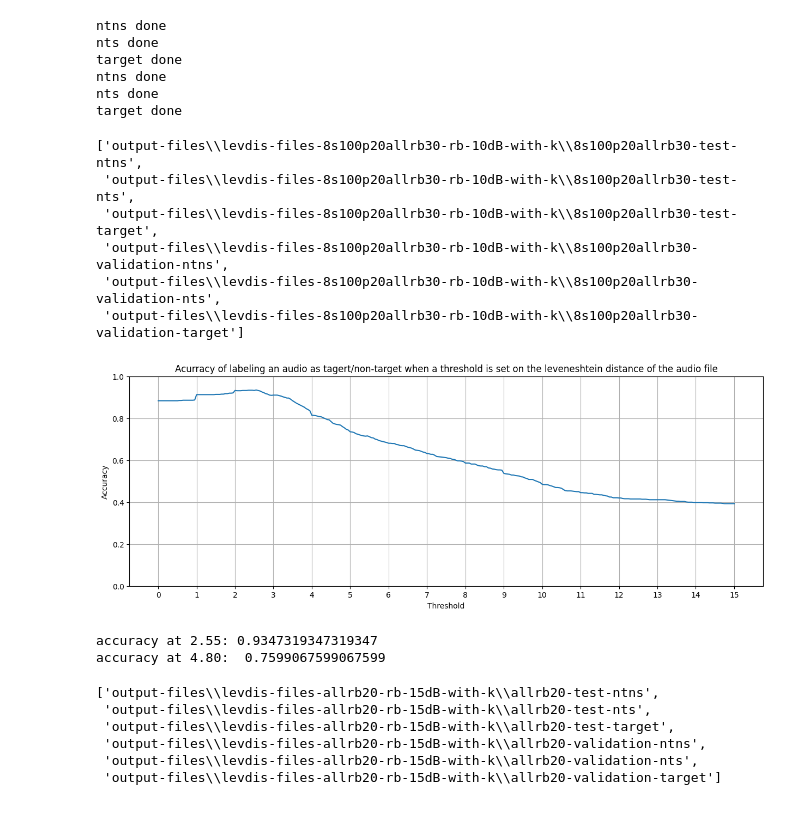
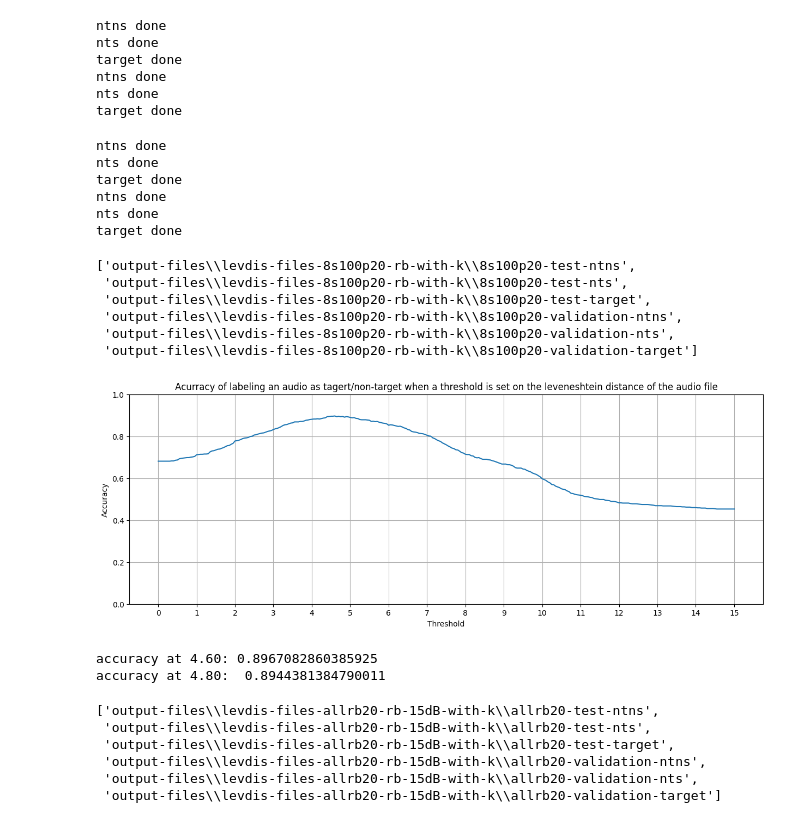
Before and after one commit to DorreenRostami/Bachelors-Project-Allosaurus, a Jupyter notebook: dist-perc.ipynb, the cells around one changed output. Drawn from its saved outputs; the diff is of its cells as text; code cells hidden in the pictures.

```diff
--- a/dist-perc.ipynb
+++ b/dist-perc.ipynb
@@ -372,7 +372,7 @@ accuracy at 1:  0.6864801864801865
 # %%
 input_files = []
-for root_dir, cur_dir, files in os.walk(r'output-files\\levdis-files-allrb20-robatbeheshti'):
+for root_dir, cur_dir, files in os.walk(r'output-files\\levdis-files-8s100p20-rb'):
     for fname in files:
-        input_files.append(os.path.join('output-files\\levdis-files-allrb20-robatbeheshti', fname))
+        input_files.append(os.path.join('output-files\\levdis-files-8s100p20-rb', fname))
 input_files
 # %% [output]
@@ -519,19 +522,66 @@ target done
 ntns done
 nts done
 target done
+# %%
+#folder where output text files will be written
+levdis_files_path = '.\\output-files\\levdis-files-8s100p20allrb30-rb-with-k'
+
+parent_test_path = '.\\test-ntns'
+f1 = os.listdir(parent_test_path)
+f1 = [(parent_test_path + '\\' + val) for key,val in enumerate(f1,1)]
+get_levdist_with_k(f1, '8s100p20allrb30', '-test-ntns', levdis_files_path)
+print('ntns done')
+
+
+parent_test_path = '.\\test-nts'
+f1 = os.listdir(parent_test_path)
+f1 = [(parent_test_path + '\\' + val) for key,val in enumerate(f1,1)]
+get_levdist_with_k(f1, '8s100p20allrb30', '-test-nts', levdis_files_path)
+print('nts done')
+
+parent_test_path = '.\\test-target'
+f1 = os.listdir(parent_test_path)
+f1 = [(parent_test_path + '\\' + val) for key,val in enumerate(f1,1)]
+get_levdist_with_k(f1, '8s100p20allrb30', '-test-target', levdis_files_path)
+print('target done')
+
+parent_test_path = '.\\validation-ntns'
+f1 = os.listdir(parent_test_path)
+f1 = [(parent_test_path + '\\' + val) for key,val in enumerate(f1,1)]
+get_levdist_with_k(f1, '8s100p20allrb30', '-validation-ntns', levdis_files_path)
+print('ntns done')
+
+parent_test_path = '.\\validation-nts'
+f1 = os.listdir(parent_test_path)
+f1 = [(parent_test_path + '\\' + val) for key,val in enumerate(f1,1)]
+get_levdist_with_k(f1, '8s100p20allrb30', '-validation-nts', levdis_files_path)
+print('nts done')
+
+parent_test_path = '.\\validation-target'
+f1 = os.listdir(parent_test_path)
+f1 = [(parent_test_path + '\\' + val) for key,val in enumerate(f1,1)]
+get_levdist_with_k(f1, '8s100p20allrb30', '-validation-target', levdis_files_path)
+print('target done')
+# %% [output]
+ntns done
+nts done
+target done
+ntns done
+nts done
+target done
 # %%
-filenames = os.listdir('.\\output-files\\levdis-files-8s100p20allrb30-rb-10dB-with-k')
+filenames = os.listdir('.\\output-files\\levdis-files-8s100p20-rb-with-k')
 input_files = []
 for fname in filenames:
-    input_files.append(os.path.join('output-files\\levdis-files-8s100p20allrb30-rb-10dB-with-k', fname))
+    input_files.append(os.path.join('output-files\\levdis-files-8s100p20-rb-with-k', fname))
 input_files
 # %% [output]
-['output-files\\levdis-files-8s100p20allrb30-rb-10dB-with-k\\8s100p20allrb30-test-ntns',
- 'output-files\\levdis-files-8s100p20allrb30-rb-10dB-with-k\\8s100p20allrb30-test-nts',
- 'output-files\\levdis-files-8s100p20allrb30-rb-10dB-with-k\\8s100p20allrb30-test-target',
- 'output-files\\levdis-files-8s100p20allrb30-rb-10dB-with-k\\8s100p20allrb30-validation-ntns',
- 'output-files\\levdis-files-8s100p20allrb30-rb-10dB-with-k\\8s100p20allrb30-validation-nts',
- 'output-files\\levdis-files-8s100p20allrb30-rb-10dB-with-k\\8s100p20allrb30-validation-target']
+['output-files\\levdis-files-8s100p20-rb-with-k\\8s100p20-test-ntns',
+ 'output-files\\levdis-files-8s100p20-rb-with-k\\8s100p20-test-nts',
+ 'output-files\\levdis-files-8s100p20-rb-with-k\\8s100p20-test-target',
+ 'output-files\\levdis-files-8s100p20-rb-with-k\\8s100p20-validation-ntns',
+ 'output-files\\levdis-files-8s100p20-rb-with-k\\8s100p20-validation-nts',
+ 'output-files\\levdis-files-8s100p20-rb-with-k\\8s100p20-validation-target']
 # %%
 total_file = 0
 acc = []
@@ -539,44 +589,44 @@ val1 = []
 val2 = []
 val3 = []
 thresh_range = np.arange(0, 15.05, 0.05)
-with open(input_files[0], encoding='utf-8') as file:
+with open(input_files[3], encoding='utf-8') as file:
     for line in file:
         total_file += 1
         res = line.rstrip().split( )
         val1.append(float(res[1]))
-with open(input_files[1], encoding='utf-8') as file:
+with open(input_files[4], encoding='utf-8') as file:
     for line in file:
         total_file += 1
         res = line.rstrip().split()
         val2.append(float(res[1]))
-with open(input_files[2], encoding='utf-8') as file:
+with open(input_files[5], encoding='utf-8') as file:
     for line in file:
         total_file += 1
         res = line.rstrip().split()
         val3.append(float(res[1]))
 
 for thresh in thresh_range:
     correct = sum(i > thresh for i in val1) + sum(i > thresh for i in val2) + sum(i <= thresh for i in val3)
     acc.append(correct/total_file)
 
 plt.rcParams["figure.figsize"] = (15,5)
 plt.plot(thresh_range,acc)
 plt.xticks(range(0, 16), range(0, 16))
 plt.xlabel('Threshold')
 plt.ylabel('Accuracy')
 plt.title('Acurracy of labeling an audio as tagert/non-target when a threshold is set on the leveneshtein distance of the audio file')
 plt.grid()
 plt.ylim([0.00, 1.0])
 plt.show()
 
 an_array = np.array(acc)
 index = np.argmax(an_array)
 print("accuracy at {i:.2f}: {a}".format(i = index*0.05, a = acc[index])) #remember to change index for test files
 print("accuracy at 4.80: ", acc[int(4.8*20)])
 # %% [output]
-[figure, old version]
+[figure, new version]
-accuracy at 2.55: 0.9347319347319347
-accuracy at 4.80:  0.7599067599067599
+accuracy at 4.60: 0.8967082860385925
+accuracy at 4.80:  0.8944381384790011
 # %%
 filenames = os.listdir('.\\output-files\\levdis-files-allrb20-rb-15dB-with-k')
 input_files = []
```
Also changed, not shown: parts of 5 cells of this notebook, 18 other files.
